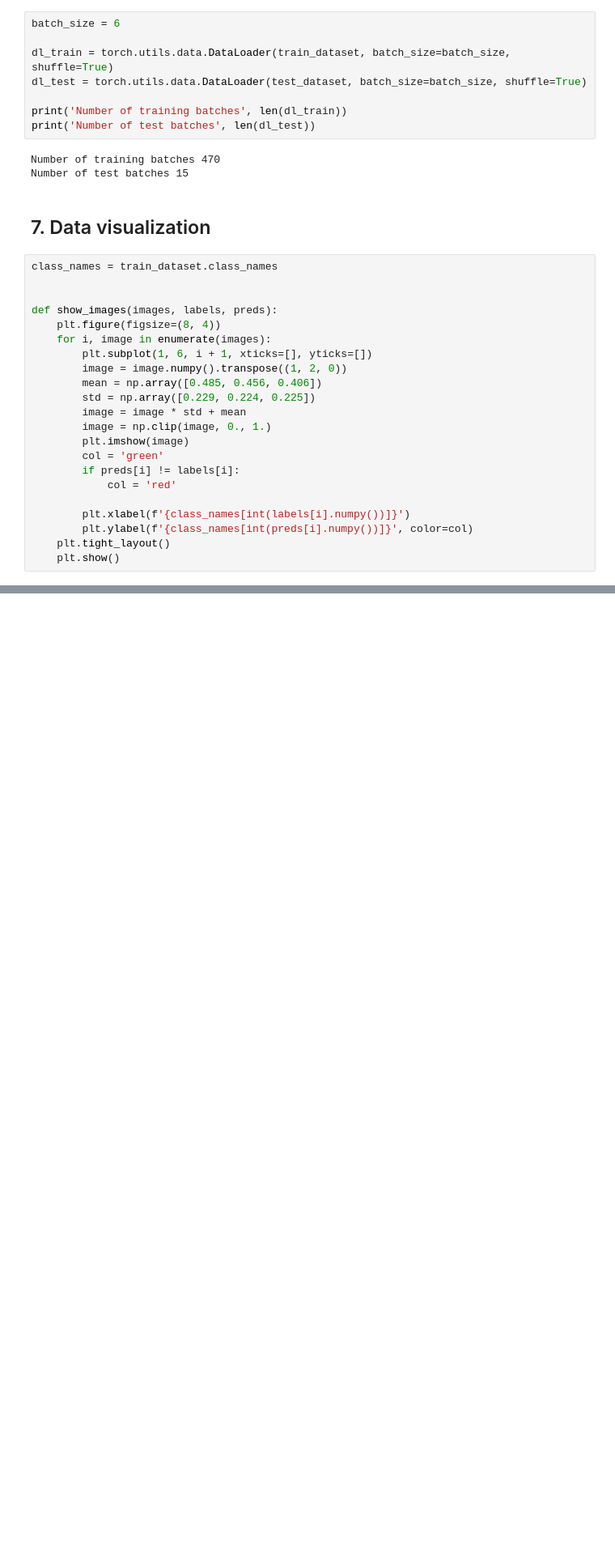
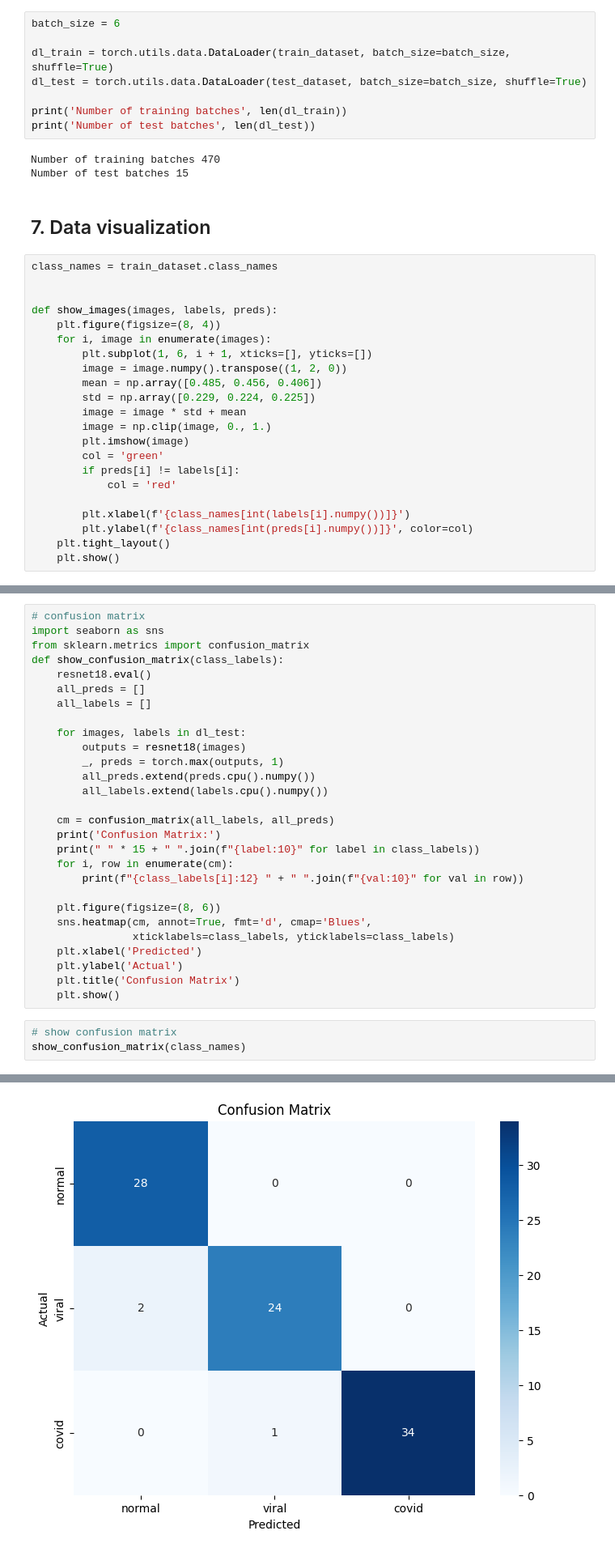
Before and after one commit to sreerag-chandrasekharan/Covid19-detection-chest-xray, a Jupyter notebook: Main.ipynb, the cells around one changed output, grey strips where cells are left out. Shown: that part at 81% size. Cells and saved outputs as stored; diff of their text form; blank space fills up the shorter version.

```diff
--- a/Main.ipynb
+++ b/Main.ipynb
@@ -171,0 +302,32 @@ show_images(images, labels, labels)
+# %%
+# confusion matrix
+import seaborn as sns
+from sklearn.metrics import confusion_matrix
+def show_confusion_matrix(class_labels):
+    resnet18.eval()
+    all_preds = []
+    all_labels = []
+
+    for images, labels in dl_test:
+        outputs = resnet18(images)
+        _, preds = torch.max(outputs, 1)
+        all_preds.extend(preds.cpu().numpy())
+        all_labels.extend(labels.cpu().numpy())
+
+    cm = confusion_matrix(all_labels, all_preds)
+    print('Confusion Matrix:')
+    print(" " * 15 + " ".join(f"{label:10}" for label in class_labels))
+    for i, row in enumerate(cm):
+        print(f"{class_labels[i]:12} " + " ".join(f"{val:10}" for val in row))
+
+    plt.figure(figsize=(8, 6))
+    sns.heatmap(cm, annot=True, fmt='d', cmap='Blues',
+                xticklabels=class_labels, yticklabels=class_labels)
+    plt.xlabel('Predicted')
+    plt.ylabel('Actual')
+    plt.title('Confusion Matrix')
+    plt.show()
+# %%
+# show confusion matrix
+show_confusion_matrix(class_names)
+# %% [output]
@@ -171,0 +339 @@ show_images(images, labels, labels)
+[figure, added]
```
Also changed, not shown: parts of 13 cells of this notebook.
